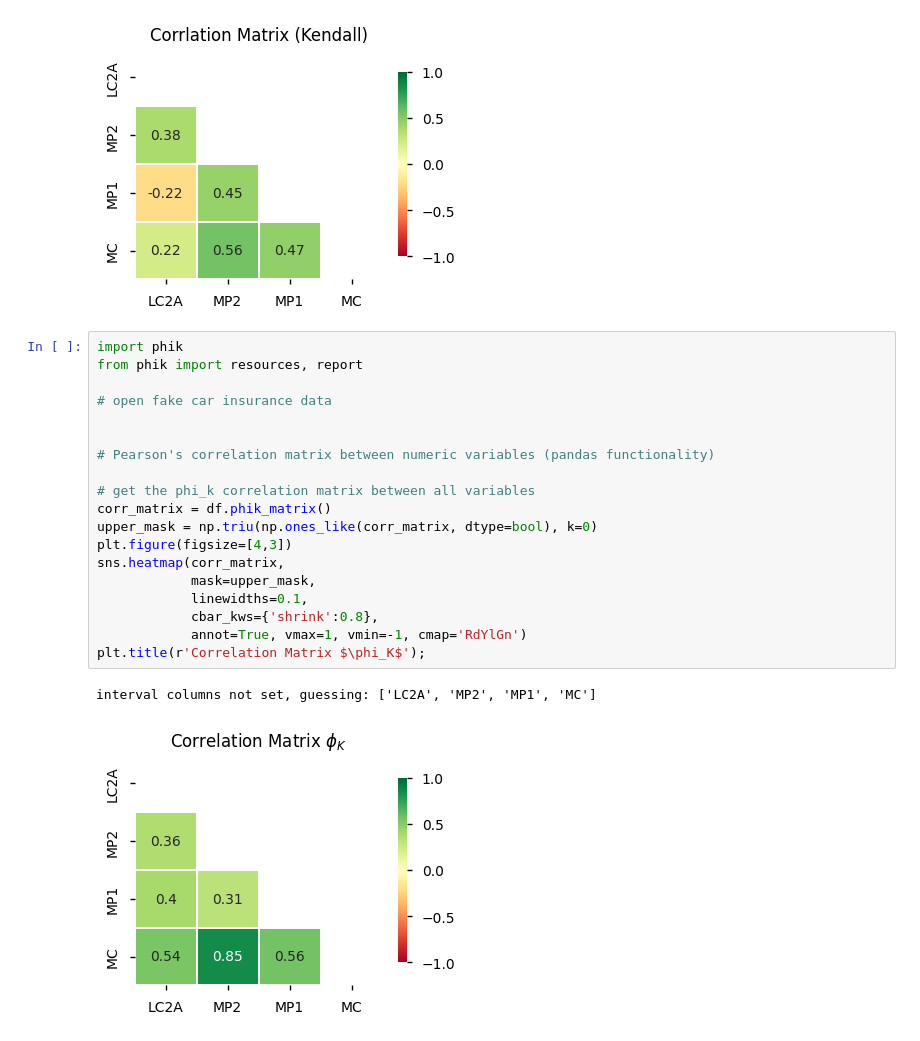
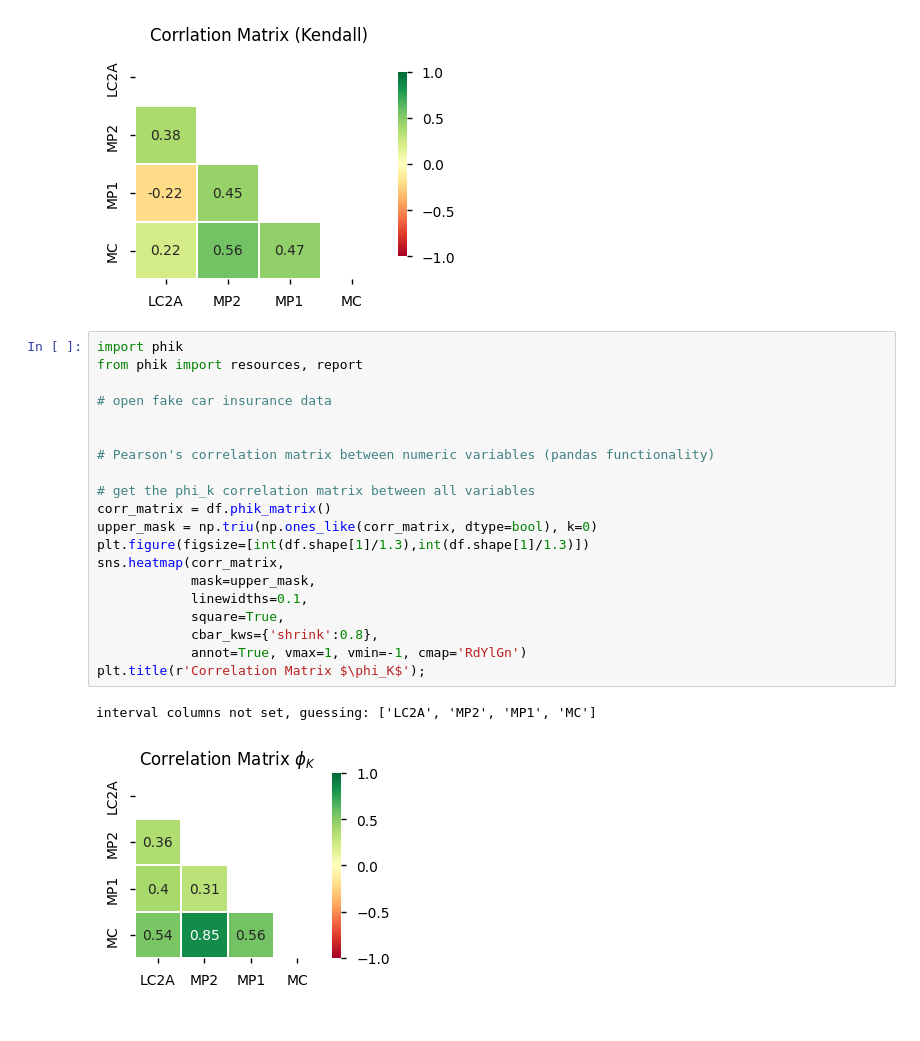
Before and after one commit to rammah83/Statistical_tasks, a Jupyter notebook: Correlation.ipynb, the cells around one changed output. Saved outputs shown, nothing was run; the diff lists cells and outputs as text.

```diff
--- a/Correlation.ipynb
+++ b/Correlation.ipynb
@@ -123,22 +123,23 @@ plt.title("Corrlation Matrix (Kendall)");
 # %%
 import phik
 from phik import resources, report
 
 # open fake car insurance data
 
 
 # Pearson's correlation matrix between numeric variables (pandas functionality)
 
 # get the phi_k correlation matrix between all variables
 corr_matrix = df.phik_matrix()
 upper_mask = np.triu(np.ones_like(corr_matrix, dtype=bool), k=0)
-plt.figure(figsize=[4,3])
+plt.figure(figsize=[int(df.shape[1]/1.3),int(df.shape[1]/1.3)])
 sns.heatmap(corr_matrix,
 			mask=upper_mask,
 			linewidths=0.1,
+			square=True,
 			cbar_kws={'shrink':0.8},
 			annot=True, vmax=1, vmin=-1, cmap='RdYlGn')
 plt.title(r'Correlation Matrix $\phi_K$');
 # %% [output]
 interval columns not set, guessing: ['LC2A', 'MP2', 'MP1', 'MC']
-[figure, old version]
+[figure, new version]
```
Also changed, not shown: parts of 3 cells of this notebook, 1 other file.
